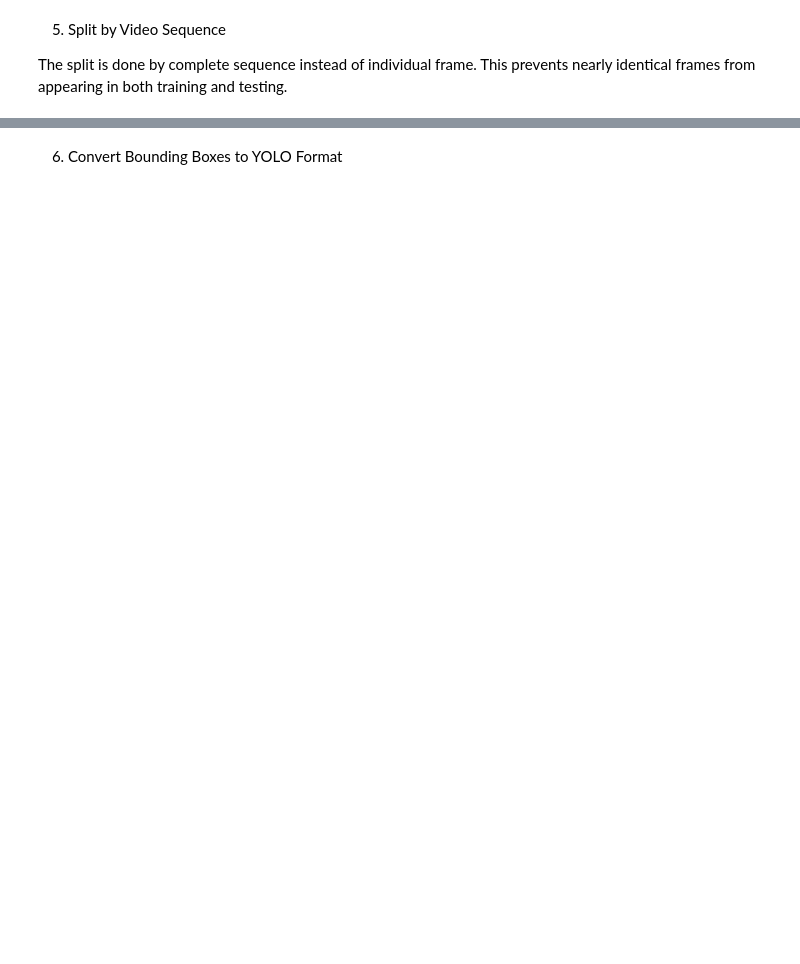
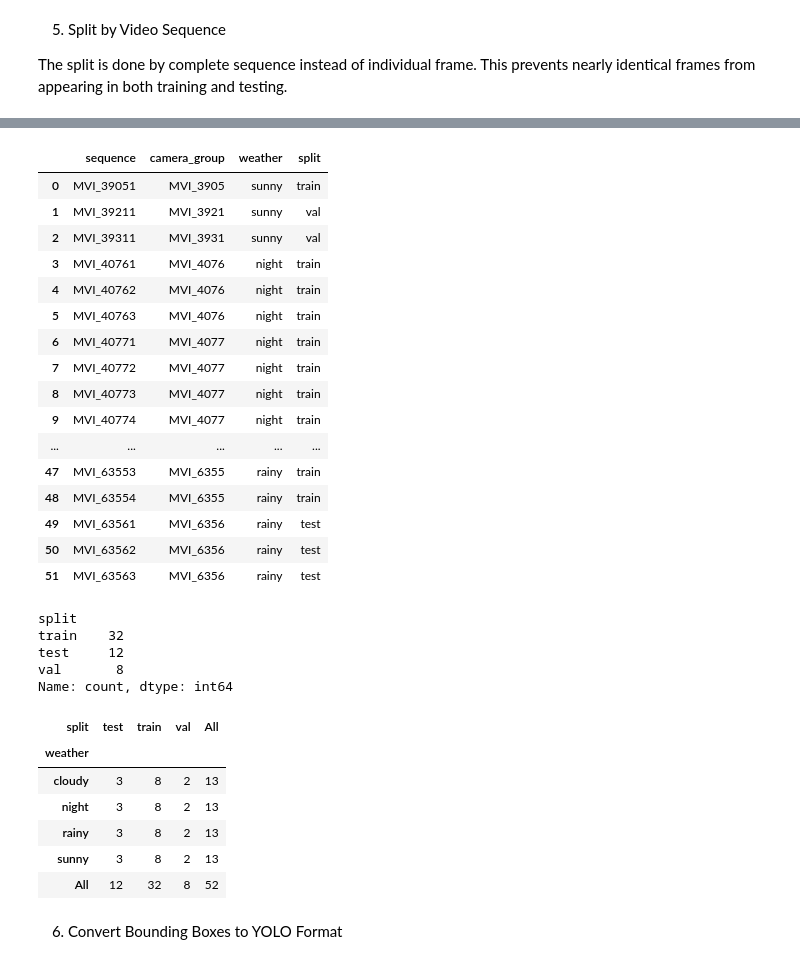
Before and after one commit to rajain08/DATA-255-Traffic-Monitoring, a Jupyter notebook: UA_DETRAC_Data_Preprocessing.ipynb, the cells around one changed output, grey strips where cells are left out. Cells and saved outputs as stored; diff of their text form; code cells hidden in the pictures; blank space fills up the shorter version.

```diff
--- a/UA_DETRAC_Data_Preprocessing.ipynb
+++ b/UA_DETRAC_Data_Preprocessing.ipynb
@@ -191,3 +134,75 @@ Name: count, dtype: int64
+# %%
+#Group sequences by camera site (first 4 digits of MVI ID) so neighboring sequences stay in the same split
+camera_groups = (
+    sequence_df.groupby(['camera_group', 'weather'], as_index=False)
+    .agg(seq_count=('sequence', 'count'))
+    .sample(frac=1, random_state=42)
+    .sort_values('seq_count', ascending=False, kind='mergesort')
+    .reset_index(drop=True)
+)
+
+#Stratify by weather so each weather condition has 8 train, 2 val, and 3 test sequences (52 total)
+per_weather = max_sequences // sequence_df['weather'].nunique() if max_sequences is not None else None
+test_target = 3
+val_target = 2
+train_target = (per_weather - test_target - val_target) if per_weather is not None else 999
+
+split_dict = {}
+selected_cameras = []
+
+for weather, weather_cameras in camera_groups.groupby('weather'):
+    train_count = val_count = test_count = 0
+
+    for cam in weather_cameras.itertuples():
+        if train_count + cam.seq_count <= train_target:
+            split_dict[cam.camera_group] = 'train'
+            train_count += cam.seq_count
+            selected_cameras.append(cam.camera_group)
+        elif test_count + cam.seq_count <= test_target:
+            split_dict[cam.camera_group] = 'test'
+            test_count += cam.seq_count
+            selected_cameras.append(cam.camera_group)
+        elif val_count + cam.seq_count <= val_target:
+            split_dict[cam.camera_group] = 'val'
+            val_count += cam.seq_count
+            selected_cameras.append(cam.camera_group)
+
+sequence_df = sequence_df[sequence_df['camera_group'].isin(selected_cameras)].copy().reset_index(drop=True)
+sequence_df['split'] = sequence_df['camera_group'].map(split_dict)
+
+display(sequence_df[['sequence', 'camera_group', 'weather', 'split']])
+print(sequence_df['split'].value_counts())
+display(pd.crosstab(sequence_df['weather'], sequence_df['split'], margins=True))
+# %% [output]
+|  | sequence | camera_group | weather | split |
+| 0 | MVI_39051 | MVI_3905 | sunny | train |
+| 1 | MVI_39211 | MVI_3921 | sunny | val |
+| 2 | MVI_39311 | MVI_3931 | sunny | val |
+| 3 | MVI_40761 | MVI_4076 | night | train |
+| 4 | MVI_40762 | MVI_4076 | night | train |
+| 5 | MVI_40763 | MVI_4076 | night | train |
+| 6 | MVI_40771 | MVI_4077 | night | train |
+| 7 | MVI_40772 | MVI_4077 | night | train |
+| 8 | MVI_40773 | MVI_4077 | night | train |
+| 9 | MVI_40774 | MVI_4077 | night | train |
+| ... | ... | ... | ... | ... |
+| 47 | MVI_63553 | MVI_6355 | rainy | train |
+| 48 | MVI_63554 | MVI_6355 | rainy | train |
+| 49 | MVI_63561 | MVI_6356 | rainy | test |
+| 50 | MVI_63562 | MVI_6356 | rainy | test |
+| 51 | MVI_63563 | MVI_6356 | rainy | test |
+split
+train    32
+test     12
+val       8
+Name: count, dtype: int64
+| split | test | train | val | All |
+| weather |  |  |  |  |
+| cloudy | 3 | 8 | 2 | 13 |
+| night | 3 | 8 | 2 | 13 |
+| rainy | 3 | 8 | 2 | 13 |
+| sunny | 3 | 8 | 2 | 13 |
+| All | 12 | 32 | 8 | 52 |
 # %% [markdown]
 6. Convert Bounding Boxes to YOLO Format
 # %%
```
Also changed, not shown: parts of 10 cells of this notebook, 5 other files.
